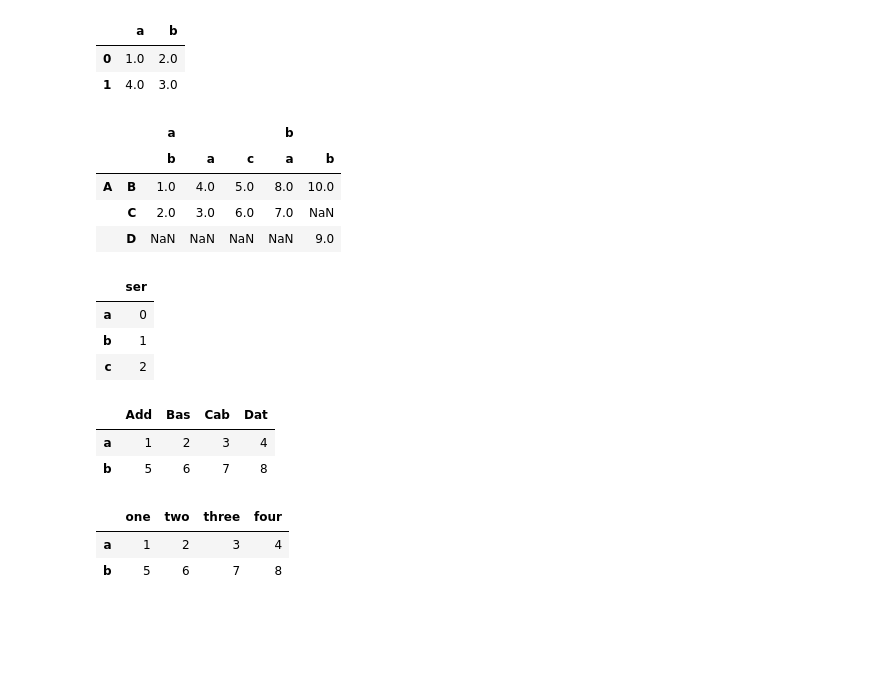
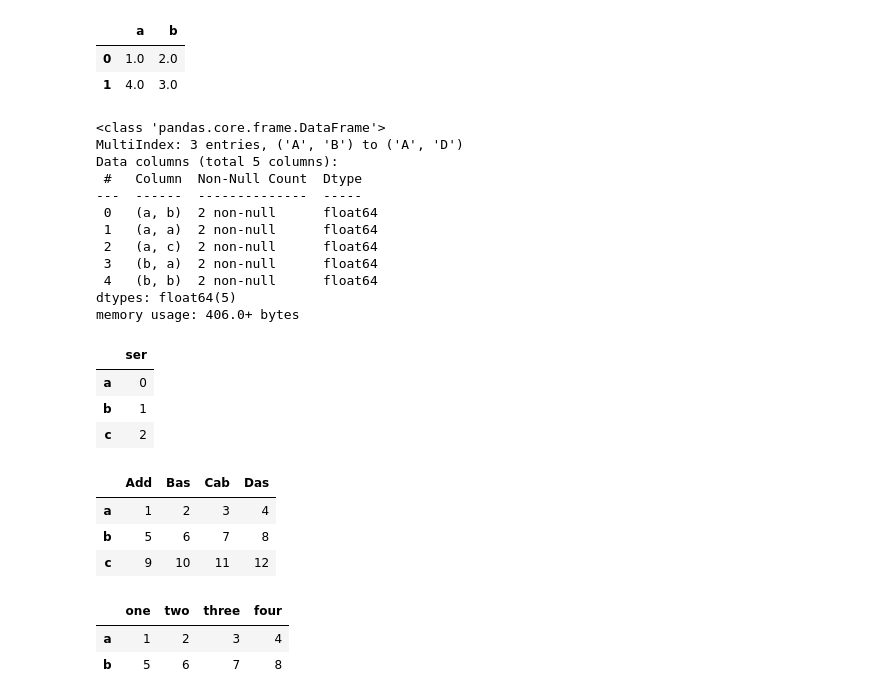
Before and after one commit to Dannysesi/Data_Science-learning, a Jupyter notebook: 30days_of_learning_pandas.ipynb, the cells around one changed output. Saved outputs shown, nothing was run; the diff lists cells and outputs as text; code cells hidden in the pictures; blank space fills up the shorter version.

Commit message:
learnt more today on pandas and added a small touch to the calculator app

```diff
--- a/30days_of_learning_pandas.ipynb
+++ b/30days_of_learning_pandas.ipynb
@@ -574,13 +574,20 @@ d3 = {
     }
 # %%
 df3 = pd.DataFrame(d3)
-df3
+df3.info()
 # %% [output]
-|  |  | a |  |  | b |  |
-|  |  | b | a | c | a | b |
-| A | B | 1.0 | 4.0 | 5.0 | 8.0 | 10.0 |
-|  | C | 2.0 | 3.0 | 6.0 | 7.0 | NaN |
-|  | D | NaN | NaN | NaN | NaN | 9.0 |
+<class 'pandas.core.frame.DataFrame'>
+MultiIndex: 3 entries, ('A', 'B') to ('A', 'D')
+Data columns (total 5 columns):
+ #   Column  Non-Null Count  Dtype
+---  ------  --------------  -----
+ 0   (a, b)  2 non-null      float64
+ 1   (a, a)  2 non-null      float64
+ 2   (a, c)  2 non-null      float64
+ 3   (b, a)  2 non-null      float64
+ 4   (b, b)  2 non-null      float64
+dtypes: float64(5)
+memory usage: 406.0+ bytes
 # %%
 # from a series
 ser = pd.Series(range(3), index=list('abc'), name='ser')
@@ -592,25 +599,28 @@ pd.DataFrame(ser)
 | b | 1 |
 | c | 2 |
 # %%
+import pandas as pd
 pd.DataFrame.from_dict(
     {
-    'a': [1,2,3,4],
-    'b': [5,6,7,8],
+        'a': [1,2,3,4],
+        'b': [5,6,7,8],
+        'c': [9,10,11,12]
     },
     orient='index',
-    columns=['Add', 'Bas', 'Cab', 'Dat']
+    columns=['Add', 'Bas', 'Cab', 'Das']
 )
 
 
 # pd.DataFrame.from_dict(
 #     dict([("A", [1, 2, 3]), ("B", [4, 5, 6])]),
 #     orient="index",
 #     columns=["one", "two", "three"],
 # )
 # %% [output]
-|  | Add | Bas | Cab | Dat |
+|  | Add | Bas | Cab | Das |
 | a | 1 | 2 | 3 | 4 |
 | b | 5 | 6 | 7 | 8 |
+| c | 9 | 10 | 11 | 12 |
 # %%
 pd.DataFrame.from_dict(d4, orient='index',
                        columns=['one', 'two', 'three', 'four'])
```
Also changed, not shown: parts of 4 cells of this notebook, 1 other file.
